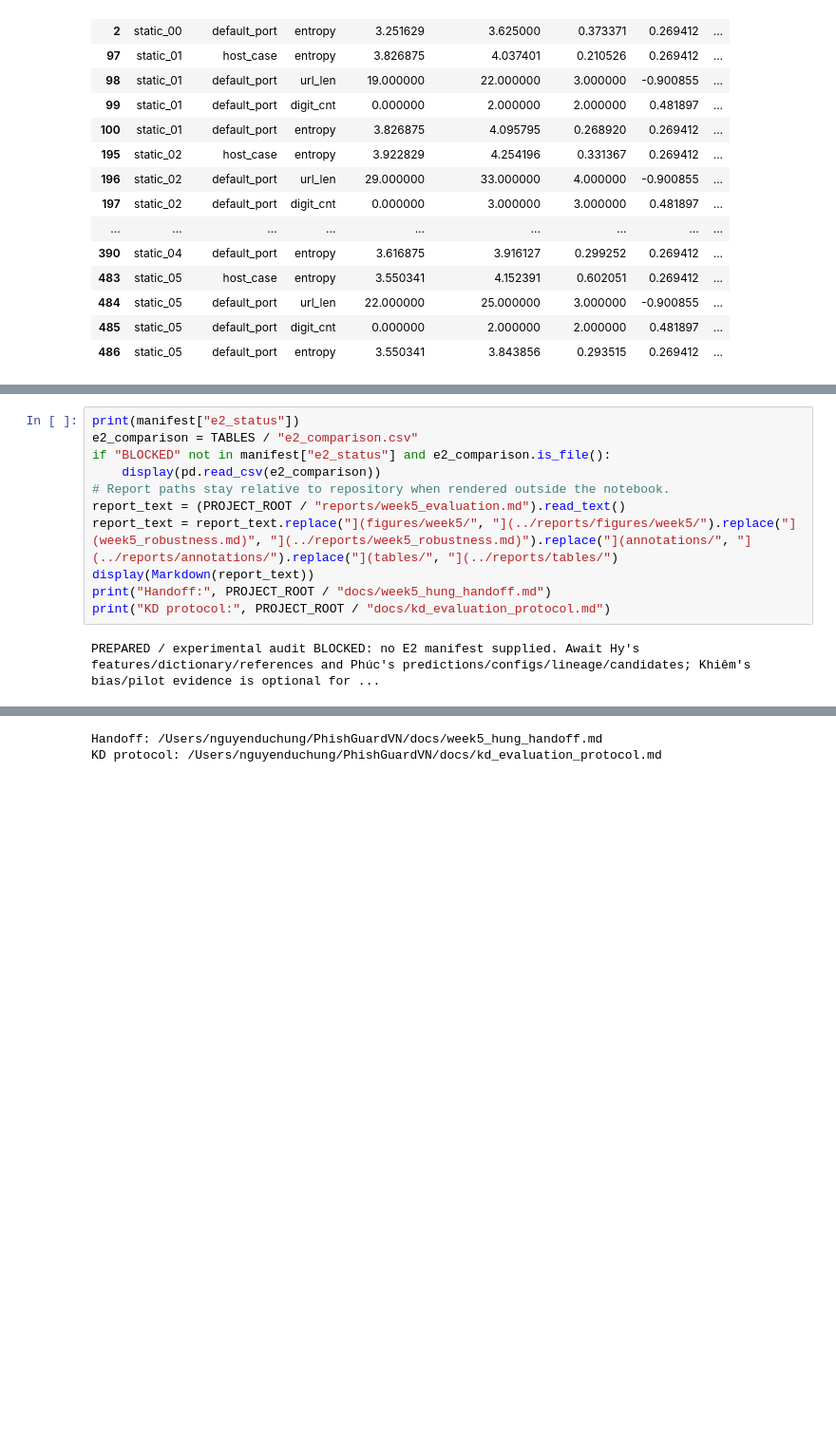
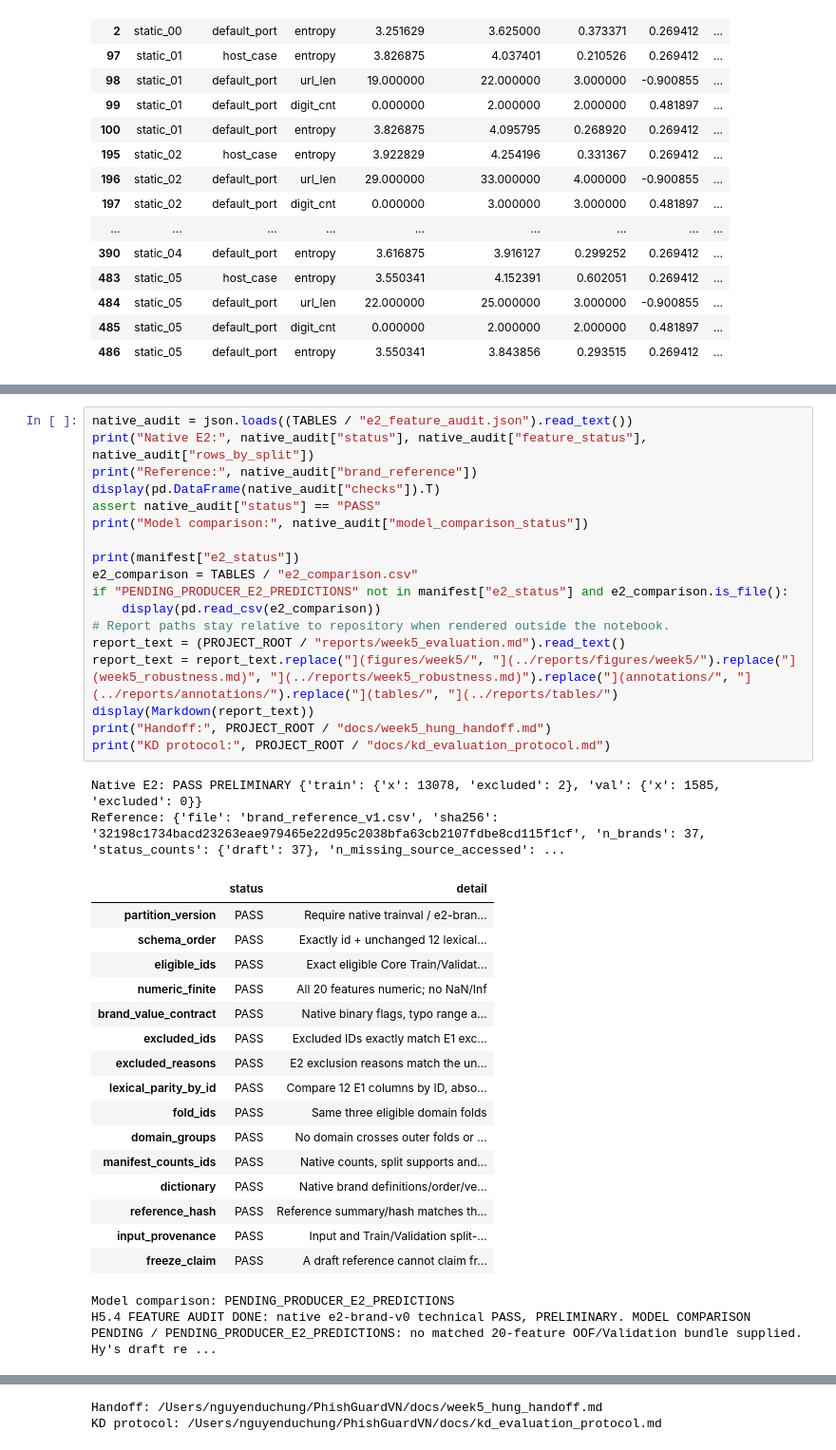
Before and after one commit to phuctran33/PhishGuardVN, a Jupyter notebook: notebooks/05_error_robustness.ipynb, the cells around one changed output, grey strips where cells are left out. Shown at 95% size. Saved outputs shown, nothing was run; the diff lists cells and outputs as text; blank space fills up the shorter version.

Commit message:
Integrate Hy native E2 feature audit and human review handoff

```diff
--- a/notebooks/05_error_robustness.ipynb
+++ b/notebooks/05_error_robustness.ipynb
@@ -347,16 +349,42 @@ Primary comparison luôn ở 0,5 cho E1/E2. Candidate/context thresholds tùy ch
 # %%
+native_audit = json.loads((TABLES / "e2_feature_audit.json").read_text())
+print("Native E2:", native_audit["status"], native_audit["feature_status"], native_audit["rows_by_split"])
+print("Reference:", native_audit["brand_reference"])
+display(pd.DataFrame(native_audit["checks"]).T)
+assert native_audit["status"] == "PASS"
+print("Model comparison:", native_audit["model_comparison_status"])
+
 print(manifest["e2_status"])
 e2_comparison = TABLES / "e2_comparison.csv"
-if "BLOCKED" not in manifest["e2_status"] and e2_comparison.is_file():
+if "PENDING_PRODUCER_E2_PREDICTIONS" not in manifest["e2_status"] and e2_comparison.is_file():
     display(pd.read_csv(e2_comparison))
 # Report paths stay relative to repository when rendered outside the notebook.
 report_text = (PROJECT_ROOT / "reports/week5_evaluation.md").read_text()
 report_text = report_text.replace("](figures/week5/", "](../reports/figures/week5/").replace("](week5_robustness.md)", "](../reports/week5_robustness.md)").replace("](annotations/", "](../reports/annotations/").replace("](tables/", "](../reports/tables/")
 display(Markdown(report_text))
 print("Handoff:", PROJECT_ROOT / "docs/week5_hung_handoff.md")
 print("KD protocol:", PROJECT_ROOT / "docs/kd_evaluation_protocol.md")
 # %% [output]
-PREPARED / experimental audit BLOCKED: no E2 manifest supplied. Await Hy's features/dictionary/references and Phúc's predictions/configs/lineage/candidates; Khiêm's bias/pilot evidence is optional for ...
+Native E2: PASS PRELIMINARY {'train': {'x': 13078, 'excluded': 2}, 'val': {'x': 1585, 'excluded': 0}}
+Reference: {'file': 'brand_reference_v1.csv', 'sha256': '32198c1734bacd23263eae979465e22d95c2038bfa63cb2107fdbe8cd115f1cf', 'n_brands': 37, 'status_counts': {'draft': 37}, 'n_missing_source_accessed': ...
+|  | status | detail |
+| partition_version | PASS | Require native trainval / e2-bran... |
+| schema_order | PASS | Exactly id + unchanged 12 lexical... |
+| eligible_ids | PASS | Exact eligible Core Train/Validat... |
+| numeric_finite | PASS | All 20 features numeric; no NaN/Inf |
+| brand_value_contract | PASS | Native binary flags, typo range a... |
+| excluded_ids | PASS | Excluded IDs exactly match E1 exc... |
+| excluded_reasons | PASS | E2 exclusion reasons match the un... |
+| lexical_parity_by_id | PASS | Compare 12 E1 columns by ID, abso... |
+| fold_ids | PASS | Same three eligible domain folds |
+| domain_groups | PASS | No domain crosses outer folds or ... |
+| manifest_counts_ids | PASS | Native counts, split supports and... |
+| dictionary | PASS | Native brand definitions/order/ve... |
+| reference_hash | PASS | Reference summary/hash matches th... |
+| input_provenance | PASS | Input and Train/Validation split-... |
+| freeze_claim | PASS | A draft reference cannot claim fr... |
+Model comparison: PENDING_PRODUCER_E2_PREDICTIONS
+H5.4 FEATURE AUDIT DONE: native e2-brand-v0 technical PASS, PRELIMINARY. MODEL COMPARISON PENDING / PENDING_PRODUCER_E2_PREDICTIONS: no matched 20-feature OOF/Validation bundle supplied. Hy's draft re ...
 # PhishGuardVN — Week 5 evaluation (Hưng)
 
 ## Status and provenance
@@ -417,5 +445,5 @@ Strata tables include every fold, source, tier, fixed URL-length/entropy bin and
 | label | phishing | 2074 | 24 | 0.1586 | 0.0151 | -0.1434 |
 
 | split | url_len_mean | url_len_median | url_len_min | url_len_max | entropy_mean | entropy_median | entropy_min | entropy_max |
-Handoff: /Users/nguyenduchung/PhishGuardVN/docs/week5_hung_handoff.md
-KD protocol: /Users/nguyenduchung/PhishGuardVN/docs/kd_evaluation_protocol.md
+Handoff: /Users/nguyenduchung/PhishGuardVN/docs/week5_hung_handoff.md
+KD protocol: /Users/nguyenduchung/PhishGuardVN/docs/kd_evaluation_protocol.md
```
Also changed, not shown: parts of 4 cells of this notebook, 11 other files.
